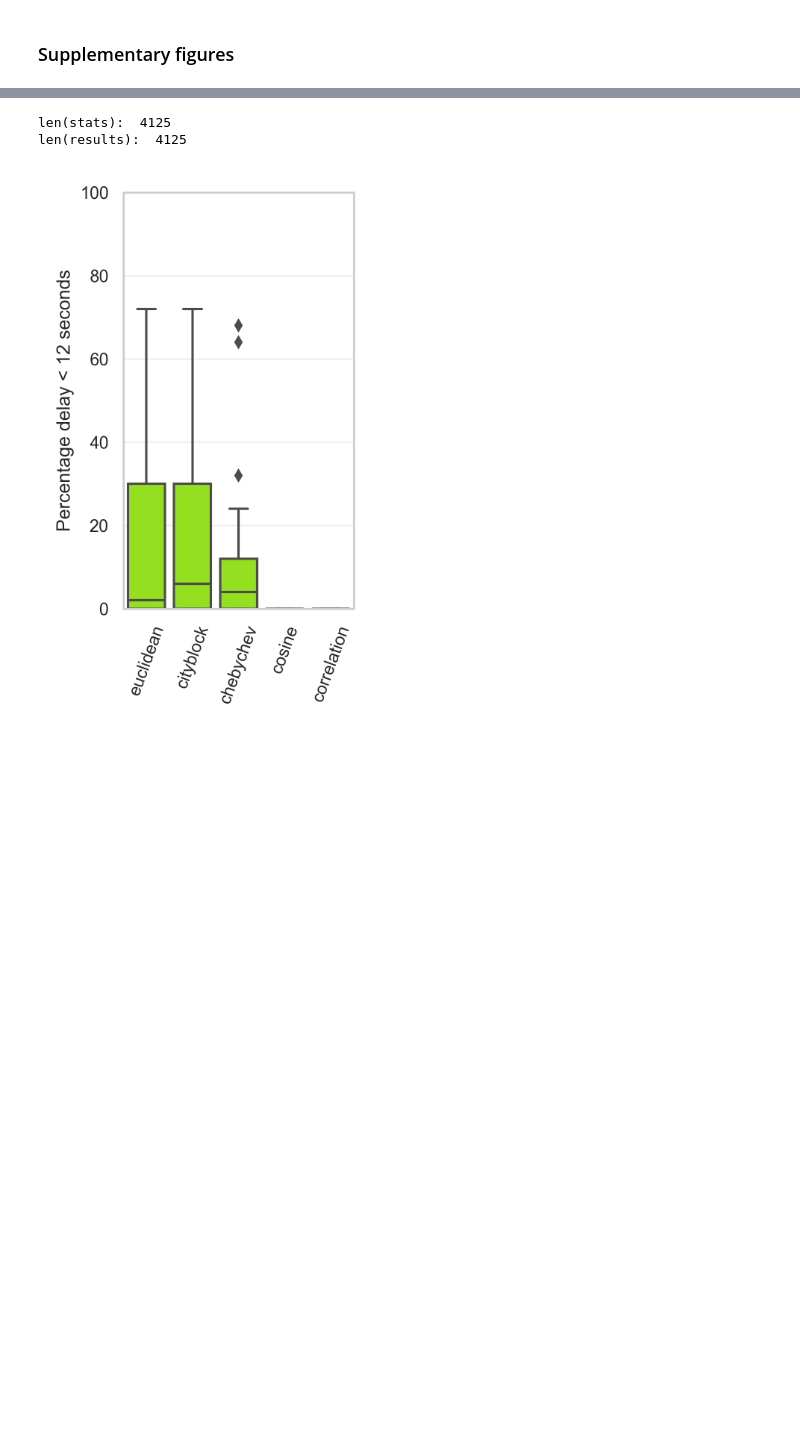
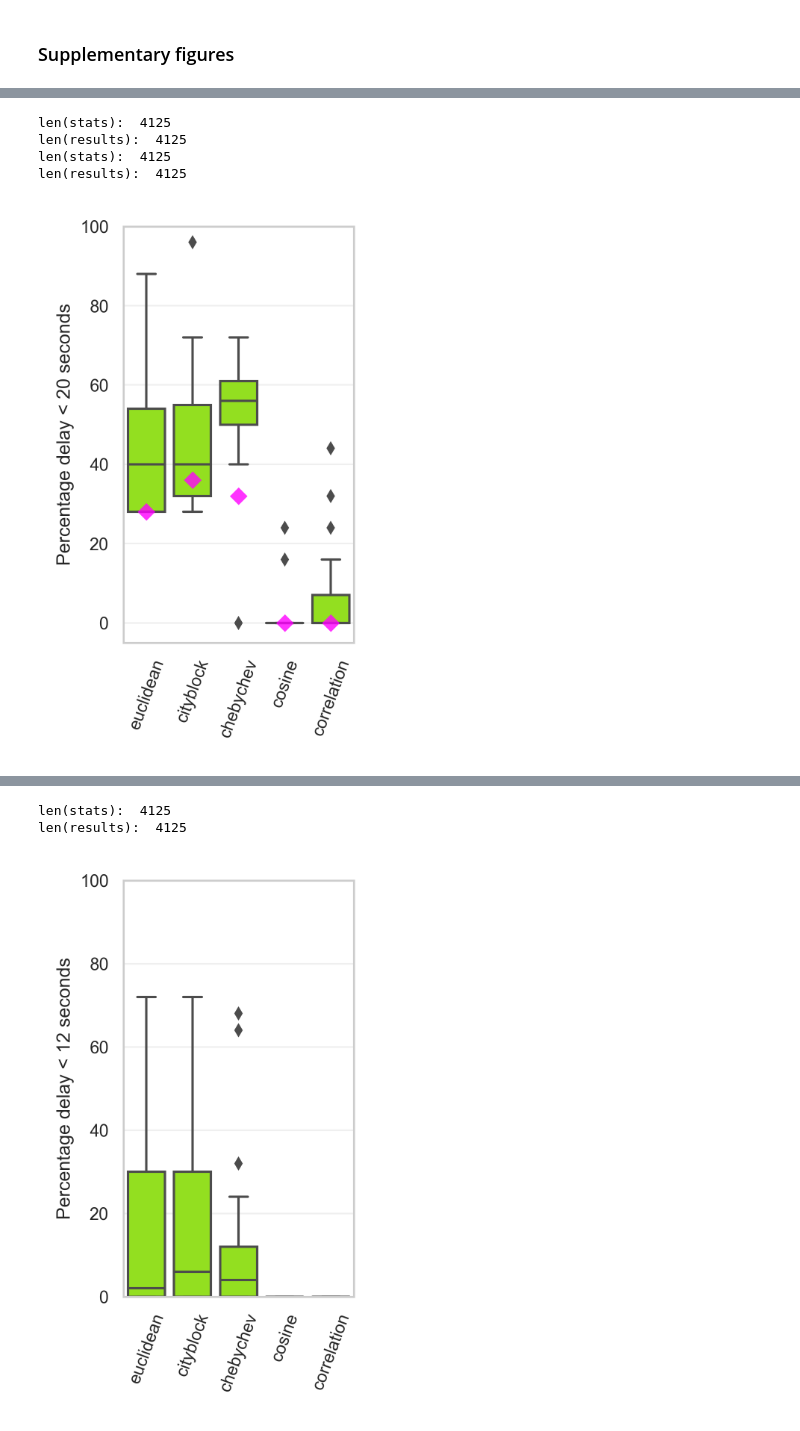
Before and after one commit to braindynamicslab/demapper, a Jupyter notebook: notebooks/Figure dists real-dataset.ipynb, the cells around one changed output, grey strips where cells are left out. Saved outputs shown, nothing was run; the diff lists cells and outputs as text; code cells hidden in the pictures; blank space fills up the shorter version.

```diff
--- a/notebooks/Figure dists real-dataset.ipynb
+++ b/notebooks/Figure dists real-dataset.ipynb
@@ -207,0 +232,80 @@ ANOVA F_onewayResult(statistic=0.22614928324270883, pvalue=0.7984999933748668)
+# %%
+PICKED_DATASET = 'cme-dists2'
+dists = ['euclidean', 'cityblock', 'chebychev', 'cosine', 'correlation']
+TYPE='compute_degrees_from_TCM'
+ChangePointsError_limit = 20
+
+datadir = DATASETS[PICKED_DATASET]
+
+target_metrics_limits = {
+    'ChangePointsIndicesError': [0, ChangePointsError_limit],
+    'coverage_nodes-mean': [0.7, 1.0],
+    'hrfdur_stat-mean': [0.15, 1.0],
+    'distances_entropy-mean': [2.0, 10000.0]
+}
+
+stats_path = os.path.join(datadir, 'compute_stats-averaged.csv')
+results_path = os.path.join(datadir, '{0}/combined-{0}.csv'.format(TYPE))
+
+# Extract geodesic distances mappers
+df_geo, _ = extract_dataset(stats_path, results_path, FILTERS[PICKED_DATASET][0], extract_params_f, has_sbj=False)
+df_nongeo, _ = extract_dataset(stats_path, results_path, FILTERS[PICKED_DATASET][1], extract_params_f, has_sbj=False)
+
+Kvals = sorted(df_geo['K'].drop_duplicates().to_numpy())
+
+table = []
+# counts = {d:{} for d in dists}
+for dist in dists:
+    for k in Kvals:
+        fdf = filter_dataframe(df_geo, { 'dist': [dist], 'K': [k] })
+        cnt = count_passing(fdf, target_metrics_limits)
+        table.append({
+            'Distance type': dist,
+            'K': k,
+            'count': cnt,
+            'perc': cnt / len(fdf) * 100.0,
+            'len': len(fdf),
+            'geodesic': True,
+        })
+
+    fdf = filter_dataframe(df_nongeo, { 'dist': [dist] })
+    cnt = count_passing(fdf, target_metrics_limits)
+    table.append({
+        'Distance type': dist,
+        'count': cnt,
+        'perc': cnt / len(fdf) * 100.0,
+        'len': len(fdf),
+        'geodesic': False,
+    })
+
+counts_df = pd.DataFrame(data=table)
+
+sns.set(style = "whitegrid")
+plt.figure(figsize=(3,5))
+ax = sns.boxplot(
+    data=counts_df[counts_df['geodesic'] == True], x='Distance type', y='perc', color=[0.6,1.0,0])
+ax = sns.swarmplot(
+    data=counts_df[counts_df['geodesic'] == False], x='Distance type', y='perc',
+    color=[1.0,0.0,1.0], marker="D", size=8, ax=ax, alpha=0.8)
+labels = ax.get_xticklabels()
+ax.set_xticklabels(labels, rotation=70)
+plt.ylim([-5, 100])
+plt.grid(axis='y', alpha=0.3)
+plt.xlabel('')
+plt.ylabel('Percentage delay < {} seconds'.format(ChangePointsError_limit))
+plt.tight_layout()
+
+# plt.show()
+save_path = os.path.join(datadir, 'distances_DistsMappers_th{}.png'.format(ChangePointsError_limit))
+plt.savefig(save_path, dpi=300)
+plt.close()
+# %% [output]
+len(stats):  4125
+len(results):  4125
+len(stats):  4125
+len(results):  4125
+# %%
+imgpath = 'results/cme/analysis/mappers_cme_dists2.json/distances_DistsMappers_th20.png'
+display(IPyImage(filename=os.path.join('../', imgpath)))
+# %% [output]
+[figure, added]
```
Also changed, not shown: parts of 9 cells of this notebook, 1 other file.
